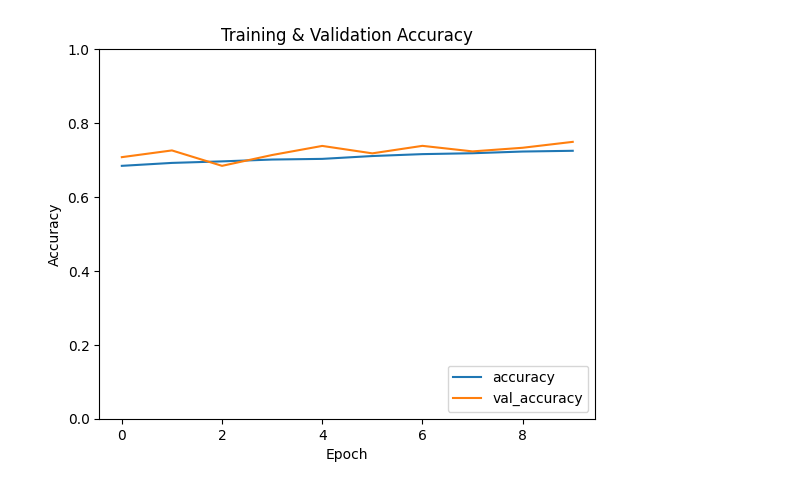
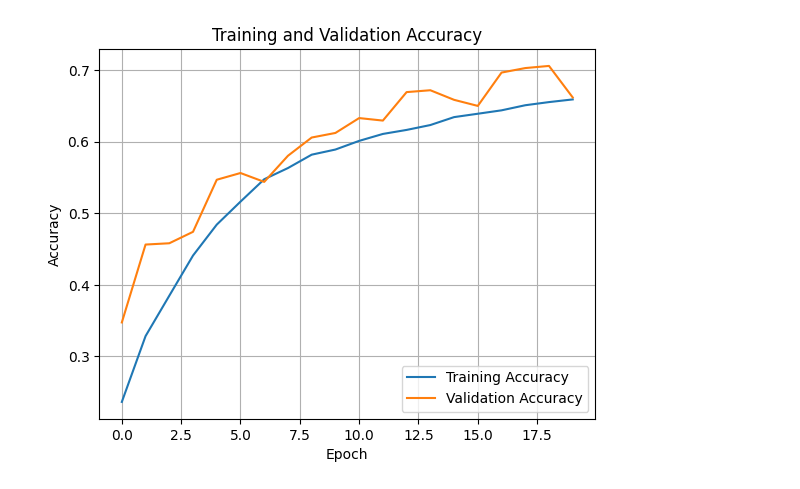
Before and after one commit to Kellyfuu/CNN-Assignment-2025, a Jupyter notebook: ADT110111_CNN_Assignment.ipynb, the cells around one changed output. Saved outputs shown, nothing was run; the diff lists cells and outputs as text; code cells hidden in the pictures.

```diff
--- a/ADT110111_CNN_Assignment.ipynb
+++ b/ADT110111_CNN_Assignment.ipynb
@@ -55,22 +59,21 @@ Model: "sequential_1"
-# %%
-model.compile(optimizer='adam',
-              loss='sparse_categorical_crossentropy',
-              metrics=['accuracy'])
+# %%
+# ✅ Task 2: Hyperparameter Optimization
+optimizer = tf.keras.optimizers.Adam(learning_rate=0.0005)  # 小幅降低學習率
+model.compile(optimizer=optimizer,
+              loss='sparse_categorical_crossentropy',
+              metrics=['accuracy'])
 # %%
 # ✅ Task 3: Data Augmentation
-from tensorflow.keras.preprocessing.image import ImageDataGenerator
-
 datagen = ImageDataGenerator(
-    rotation_range=15,            # 加入旋轉範圍
-    width_shift_range=0.1,        # 水平平移
-    height_shift_range=0.1,       # 垂直平移
-    horizontal_flip=True          # 水平翻轉
+    rotation_range=20,
+    width_shift_range=0.2,
+    height_shift_range=0.2,
+    horizontal_flip=True
 )
-
 datagen.fit(x_train)
 
-# 使用 history 儲存結果，供 Task 4 使用
+# 訓練模型（使用 history 變數記錄）
 history = model.fit(datagen.flow(x_train, y_train, batch_size=64),
-                    epochs=10,
+                    epochs=20,
                     validation_data=(x_test, y_test))
 # %% [output]
@@ -98,13 +98,13 @@ Epoch 10/10
 # %%
-# 訓練與驗證準確率圖
-plt.plot(history.history['accuracy'], label='accuracy')
-plt.plot(history.history['val_accuracy'], label='val_accuracy')
+# ✅ Task 4: Visualization（Accuracy 曲線）
+plt.plot(history.history['accuracy'], label='Training Accuracy')
+plt.plot(history.history['val_accuracy'], label='Validation Accuracy')
 plt.xlabel('Epoch')
 plt.ylabel('Accuracy')
-plt.ylim([0, 1])
 plt.legend(loc='lower right')
-plt.title("Training & Validation Accuracy")
+plt.title('Training and Validation Accuracy')
+plt.grid(True)
 plt.show()
 # %% [output]
-[figure, old version]
+[figure, new version]
 # %%
```
Also changed, not shown: parts of 7 cells of this notebook.
